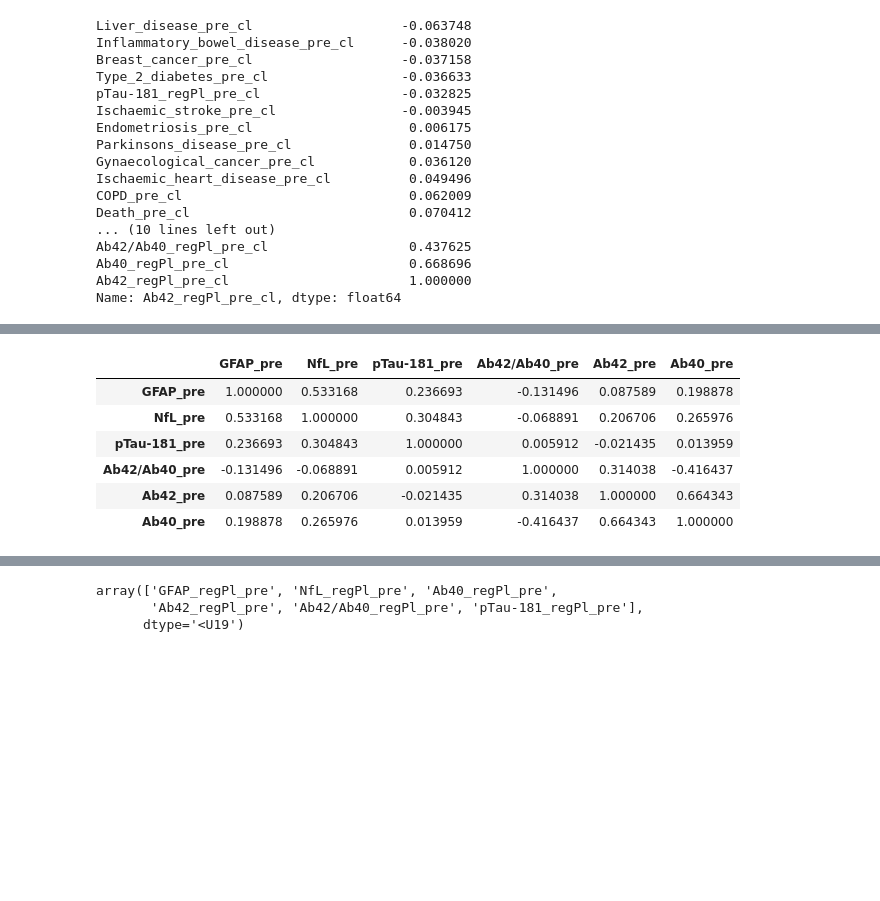
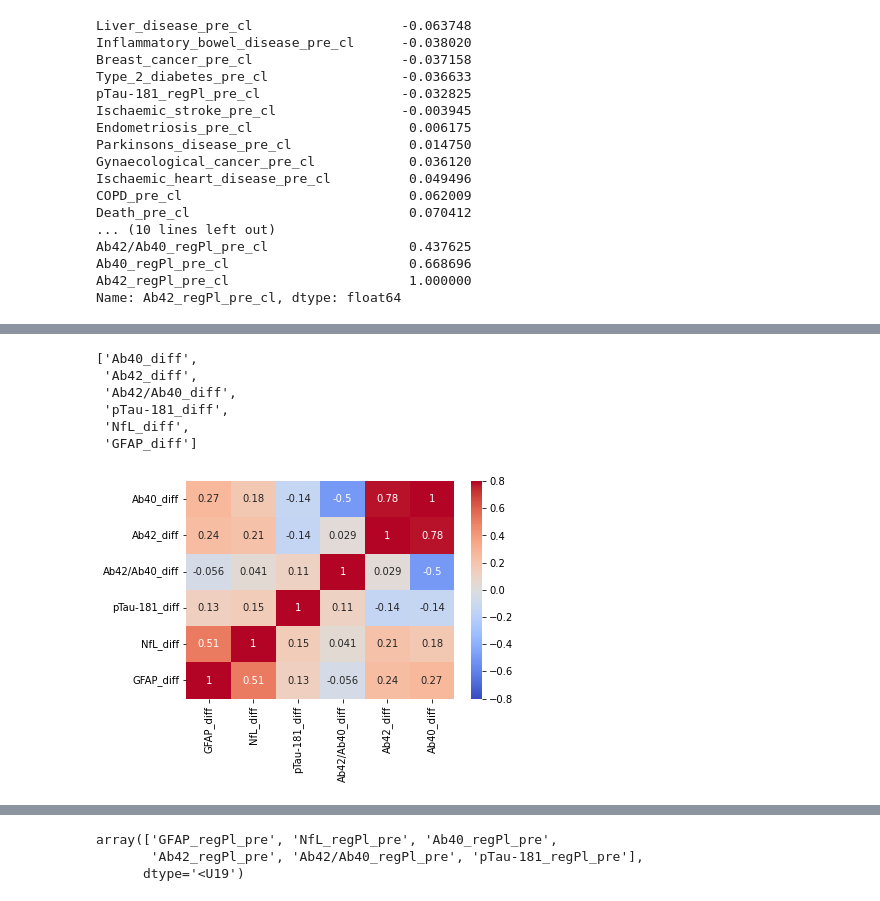
Before and after one commit to eduff/BIACOB, a Jupyter notebook: Basic_proteomics.ipynb, the cells around one changed output, grey strips where cells are left out. Saved outputs shown, nothing was run; the diff lists cells and outputs as text; code cells hidden in the pictures; blank space fills up the shorter version.

```diff
--- a/Basic_proteomics.ipynb
+++ b/Basic_proteomics.ipynb
@@ -1452,10 +1469,21 @@ ax.invert_yaxis()
-# %%
-corr_map_pre
-# %% [output]
-|  | GFAP_pre | NfL_pre | pTau-181_pre | Ab42/Ab40_pre | Ab42_pre | Ab40_pre |
-| GFAP_pre | 1.000000 | 0.533168 | 0.236693 | -0.131496 | 0.087589 | 0.198878 |
-| NfL_pre | 0.533168 | 1.000000 | 0.304843 | -0.068891 | 0.206706 | 0.265976 |
-| pTau-181_pre | 0.236693 | 0.304843 | 1.000000 | 0.005912 | -0.021435 | 0.013959 |
-| Ab42/Ab40_pre | -0.131496 | -0.068891 | 0.005912 | 1.000000 | 0.314038 | -0.416437 |
-| Ab42_pre | 0.087589 | 0.206706 | -0.021435 | 0.314038 | 1.000000 | 0.664343 |
-| Ab40_pre | 0.198878 | 0.265976 | 0.013959 | -0.416437 | 0.664343 | 1.000000 |
+# %%
+prot_els_diff[:6]
+# %% [output]
+['Ab40_diff',
+ 'Ab42_diff',
+ 'Ab42/Ab40_diff',
+ 'pTau-181_diff',
+ 'NfL_diff',
+ 'GFAP_diff']
+# %%
+
+#corr_map_post= data.loc[all_matched,prot_els_diff[::-1]].corr()
+#corr_map_pre= data.loc[all_matched,prot_els_pre[::-1]].corr()
+corr_map_diff= data.loc[all_matched,prot_els_diff[:6][::-1]].corr()
+
+np.fill_diagonal(corr_map_diff.values,1)
+#mask_m = np.tril(corr_map_diff,k=-1)
+ax=sns.heatmap(corr_map_diff,cmap="coolwarm",vmin=-.8,vmax=.8, annot=True)
+ax.invert_yaxis()
+# %% [output]
+[figure, added]
```
Also changed, not shown: parts of 61 cells of this notebook, 2 other files.
